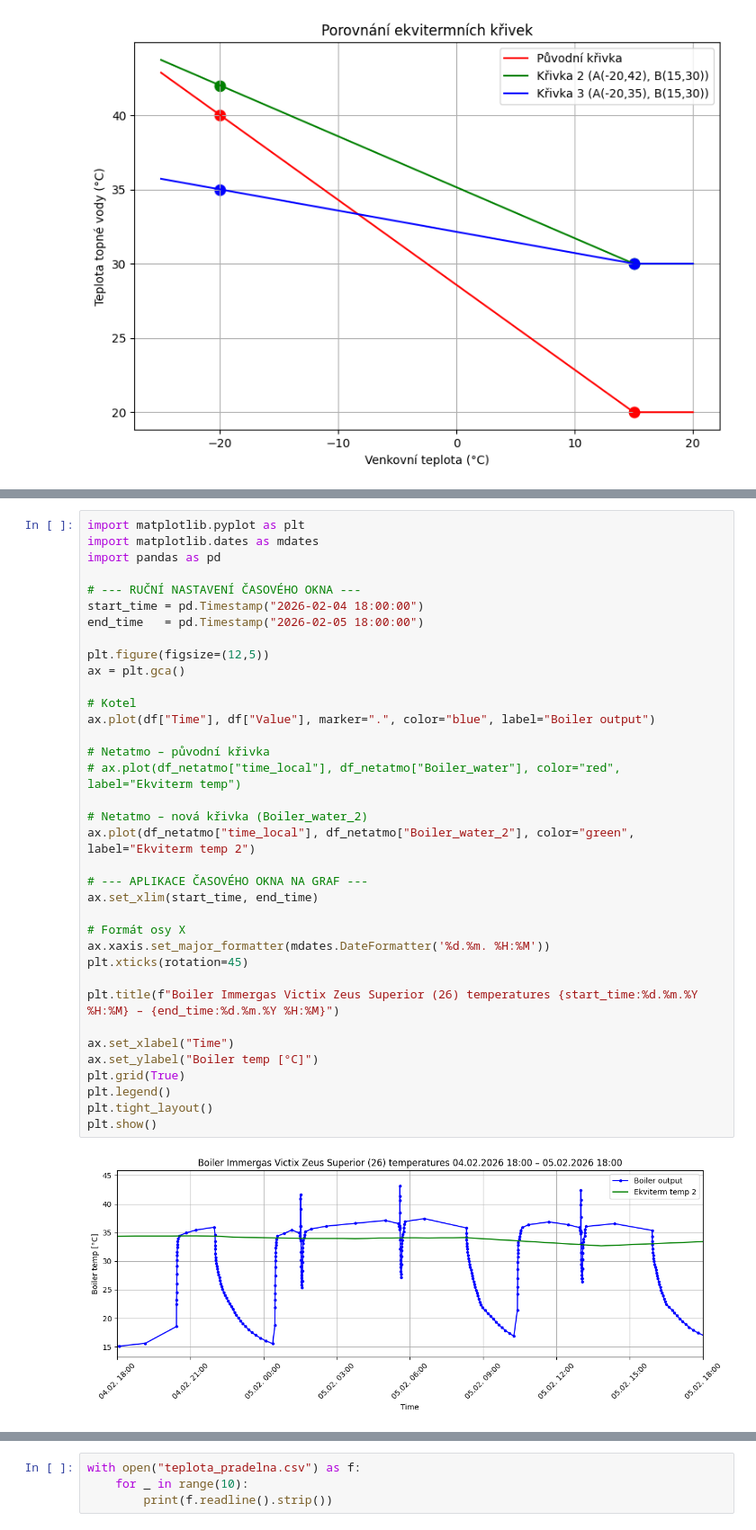
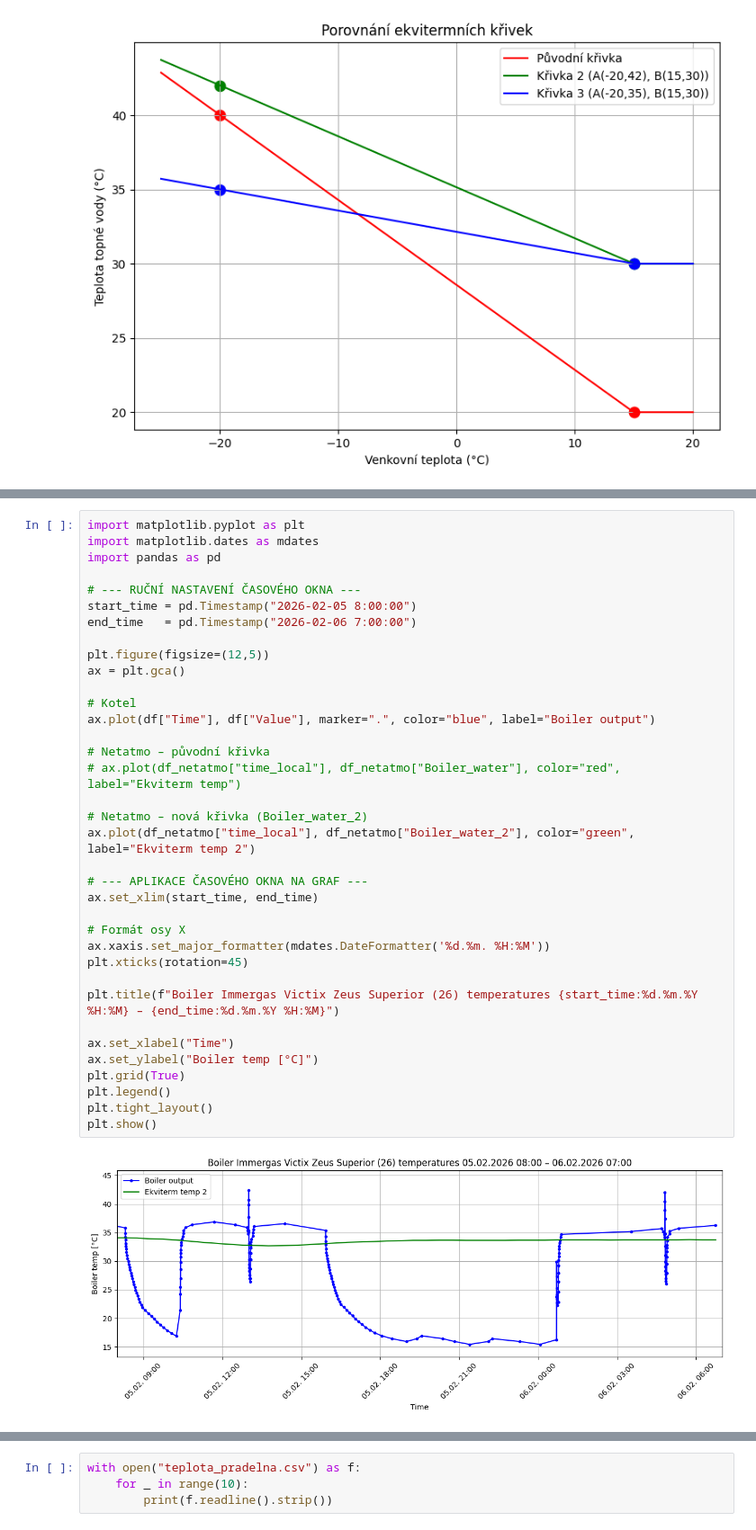
Before and after one commit to MarekCoderslab/Teploty_kotle, a Jupyter notebook: Teplota_kotle.ipynb, the cells around one changed output, grey strips where cells are left out. Shown at 90% size. Saved outputs shown, nothing was run; the diff lists cells and outputs as text.

```diff
--- a/Teplota_kotle.ipynb
+++ b/Teplota_kotle.ipynb
@@ -196,38 +193,38 @@ import matplotlib.dates as mdates
 import pandas as pd
 
 # --- RUČNÍ NASTAVENÍ ČASOVÉHO OKNA ---
-start_time = pd.Timestamp("2026-02-04 18:00:00")
-end_time   = pd.Timestamp("2026-02-05 18:00:00")
+start_time = pd.Timestamp("2026-02-05 8:00:00")
+end_time   = pd.Timestamp("2026-02-06 7:00:00")
 
 plt.figure(figsize=(12,5))
 ax = plt.gca()
 
 # Kotel
 ax.plot(df["Time"], df["Value"], marker=".", color="blue", label="Boiler output")
 
 # Netatmo – původní křivka
 # ax.plot(df_netatmo["time_local"], df_netatmo["Boiler_water"], color="red", label="Ekviterm temp")
 
 # Netatmo – nová křivka (Boiler_water_2)
 ax.plot(df_netatmo["time_local"], df_netatmo["Boiler_water_2"], color="green", label="Ekviterm temp 2")
 
 # --- APLIKACE ČASOVÉHO OKNA NA GRAF ---
 ax.set_xlim(start_time, end_time)
 
 # Formát osy X
 ax.xaxis.set_major_formatter(mdates.DateFormatter('%d.%m. %H:%M'))
 plt.xticks(rotation=45)
 
 plt.title(f"Boiler Immergas Victix Zeus Superior (26) temperatures {start_time:%d.%m.%Y %H:%M} – {end_time:%d.%m.%Y %H:%M}")
 
 ax.set_xlabel("Time")
 ax.set_ylabel("Boiler temp [°C]")
 plt.grid(True)
 plt.legend()
 plt.tight_layout()
 plt.show()
 # %% [output]
-[figure, old version]
+[figure, new version]
 # %%
 import pandas as pd
 import matplotlib.pyplot as plt
```
Also changed, not shown: parts of 8 cells of this notebook, 4 other files.
